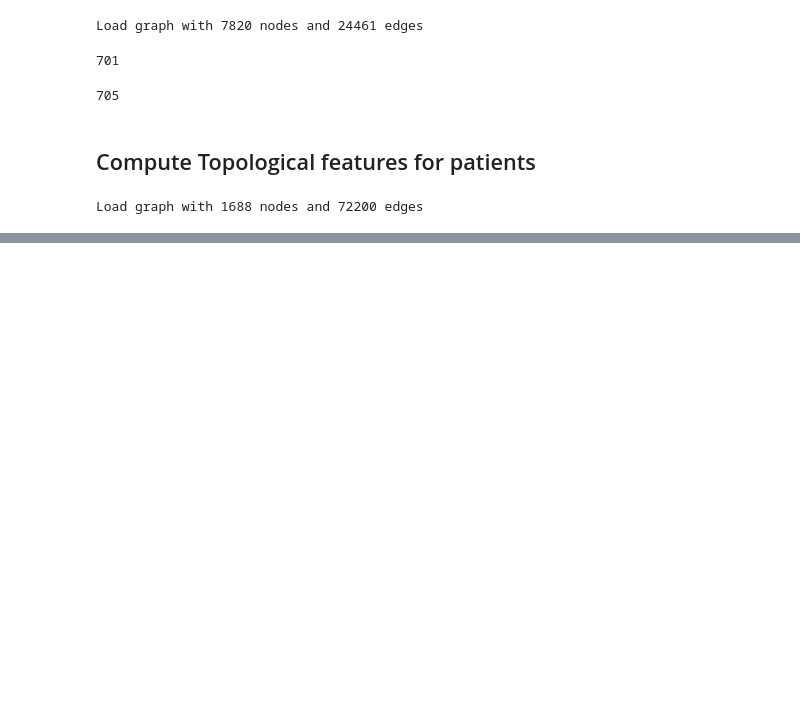
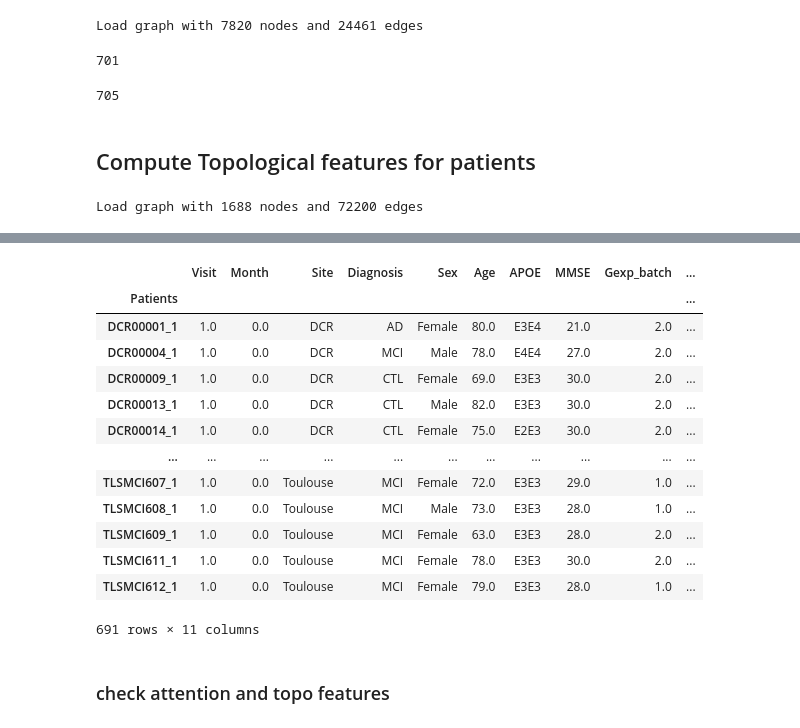
Before and after one commit to Xiaoxuan-Yu-ty/HybridKG, a Jupyter notebook: EdgeAssignmentTask/neighborhood_selection/test.ipynb, the cells around one changed output, grey strips where cells are left out. Saved outputs shown, nothing was run; the diff lists cells and outputs as text; code cells hidden in the pictures; blank space fills up the shorter version.

```diff
--- a/EdgeAssignmentTask/neighborhood_selection/test.ipynb
+++ b/EdgeAssignmentTask/neighborhood_selection/test.ipynb
@@ -609,0 +768,19 @@ def paprnetwork_to_hetero_data(G: nx.MultiDiGraph, topo_features=None):
+# %%
+design
+# %% [output]
+|  | Visit | Month | Site | Diagnosis | Sex | Age | APOE | MMSE | Gexp_batch | ... |
+| Patients |  |  |  |  |  |  |  |  |  | ... |
+| DCR00001_1 | 1.0 | 0.0 | DCR | AD | Female | 80.0 | E3E4 | 21.0 | 2.0 | ... |
+| DCR00004_1 | 1.0 | 0.0 | DCR | MCI | Male | 78.0 | E4E4 | 27.0 | 2.0 | ... |
+| DCR00009_1 | 1.0 | 0.0 | DCR | CTL | Female | 69.0 | E3E3 | 30.0 | 2.0 | ... |
+| DCR00013_1 | 1.0 | 0.0 | DCR | CTL | Male | 82.0 | E3E3 | 30.0 | 2.0 | ... |
+| DCR00014_1 | 1.0 | 0.0 | DCR | CTL | Female | 75.0 | E2E3 | 30.0 | 2.0 | ... |
+| ... | ... | ... | ... | ... | ... | ... | ... | ... | ... | ... |
+| TLSMCI607_1 | 1.0 | 0.0 | Toulouse | MCI | Female | 72.0 | E3E3 | 29.0 | 1.0 | ... |
+| TLSMCI608_1 | 1.0 | 0.0 | Toulouse | MCI | Male | 73.0 | E3E3 | 28.0 | 1.0 | ... |
+| TLSMCI609_1 | 1.0 | 0.0 | Toulouse | MCI | Female | 63.0 | E3E3 | 28.0 | 2.0 | ... |
+| TLSMCI611_1 | 1.0 | 0.0 | Toulouse | MCI | Female | 78.0 | E3E3 | 30.0 | 2.0 | ... |
+| TLSMCI612_1 | 1.0 | 0.0 | Toulouse | MCI | Female | 79.0 | E3E3 | 28.0 | 1.0 | ... |
+691 rows × 11 columns
+# %% [markdown]
+### check attention and topo features
```
Also changed, not shown: parts of 25 cells of this notebook, 14 other files.
